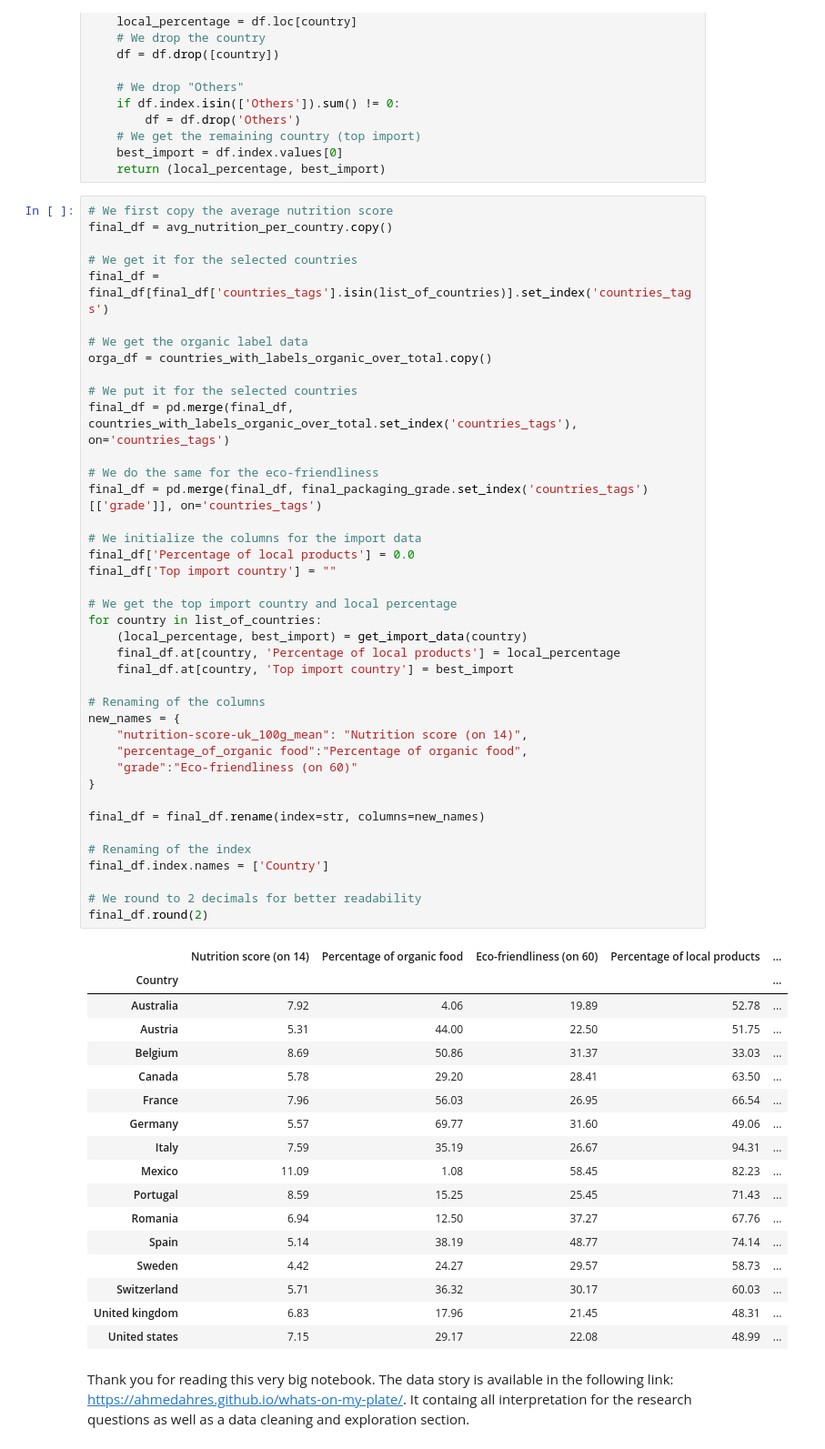
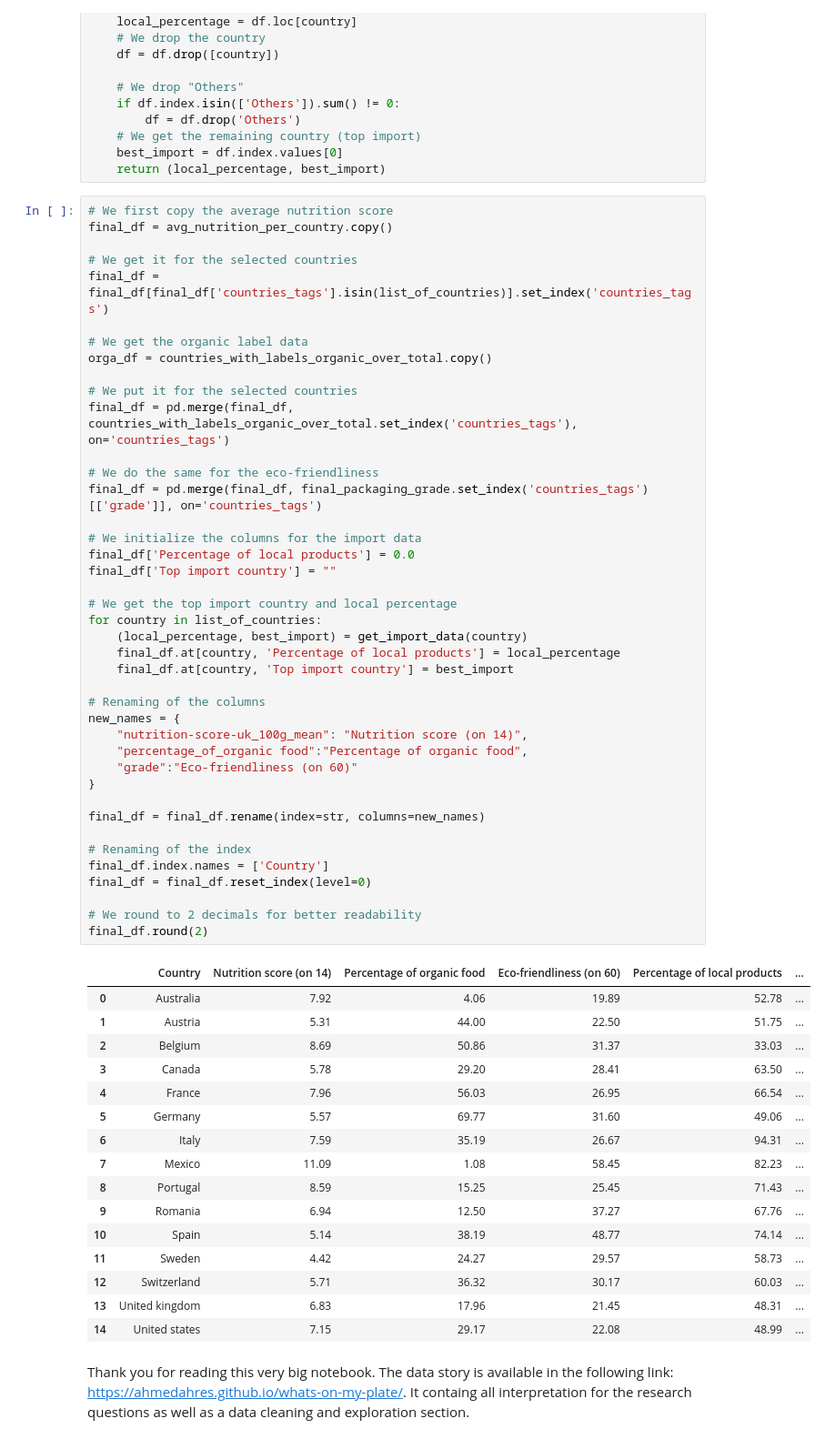
Before and after one commit to AhmedAhres/whats-on-my-plate, a Jupyter notebook: Main-Notebook.ipynb, the cells around one changed output. Shown at 91% size. Saved outputs shown, nothing was run; the diff lists cells and outputs as text.

Commit message:
Better formatting of table

```diff
--- a/Main-Notebook.ipynb
+++ b/Main-Notebook.ipynb
@@ -1005,49 +1005,49 @@ orga_df = countries_with_labels_organic_over_total.copy()
 final_df = pd.merge(final_df, countries_with_labels_organic_over_total.set_index('countries_tags'), on='countries_tags')
 
 # We do the same for the eco-friendliness
 final_df = pd.merge(final_df, final_packaging_grade.set_index('countries_tags')[['grade']], on='countries_tags')
 
 # We initialize the columns for the import data
 final_df['Percentage of local products'] = 0.0
 final_df['Top import country'] = ""
 
 # We get the top import country and local percentage
 for country in list_of_countries:
     (local_percentage, best_import) = get_import_data(country)
     final_df.at[country, 'Percentage of local products'] = local_percentage
     final_df.at[country, 'Top import country'] = best_import
 
 # Renaming of the columns
 new_names = {
     "nutrition-score-uk_100g_mean": "Nutrition score (on 14)",
     "percentage_of_organic food":"Percentage of organic food",
     "grade":"Eco-friendliness (on 60)"
 }
 
 final_df = final_df.rename(index=str, columns=new_names)
 
 # Renaming of the index
 final_df.index.names = ['Country']
+final_df = final_df.reset_index(level=0)
 
 # We round to 2 decimals for better readability
 final_df.round(2)
 # %% [output]
-|  | Nutrition score (on 14) | Percentage of organic food | Eco-friendliness (on 60) | Percentage of local products | ... |
-| Country |  |  |  |  | ... |
-| Australia | 7.92 | 4.06 | 19.89 | 52.78 | ... |
-| Austria | 5.31 | 44.00 | 22.50 | 51.75 | ... |
-| Belgium | 8.69 | 50.86 | 31.37 | 33.03 | ... |
-| Canada | 5.78 | 29.20 | 28.41 | 63.50 | ... |
-| France | 7.96 | 56.03 | 26.95 | 66.54 | ... |
-| Germany | 5.57 | 69.77 | 31.60 | 49.06 | ... |
-| Italy | 7.59 | 35.19 | 26.67 | 94.31 | ... |
-| Mexico | 11.09 | 1.08 | 58.45 | 82.23 | ... |
-| Portugal | 8.59 | 15.25 | 25.45 | 71.43 | ... |
-| Romania | 6.94 | 12.50 | 37.27 | 67.76 | ... |
-| Spain | 5.14 | 38.19 | 48.77 | 74.14 | ... |
-| Sweden | 4.42 | 24.27 | 29.57 | 58.73 | ... |
-| Switzerland | 5.71 | 36.32 | 30.17 | 60.03 | ... |
-| United kingdom | 6.83 | 17.96 | 21.45 | 48.31 | ... |
-| United states | 7.15 | 29.17 | 22.08 | 48.99 | ... |
+|  | Country | Nutrition score (on 14) | Percentage of organic food | Eco-friendliness (on 60) | Percentage of local products | ... |
+| 0 | Australia | 7.92 | 4.06 | 19.89 | 52.78 | ... |
+| 1 | Austria | 5.31 | 44.00 | 22.50 | 51.75 | ... |
+| 2 | Belgium | 8.69 | 50.86 | 31.37 | 33.03 | ... |
+| 3 | Canada | 5.78 | 29.20 | 28.41 | 63.50 | ... |
+| 4 | France | 7.96 | 56.03 | 26.95 | 66.54 | ... |
+| 5 | Germany | 5.57 | 69.77 | 31.60 | 49.06 | ... |
+| 6 | Italy | 7.59 | 35.19 | 26.67 | 94.31 | ... |
+| 7 | Mexico | 11.09 | 1.08 | 58.45 | 82.23 | ... |
+| 8 | Portugal | 8.59 | 15.25 | 25.45 | 71.43 | ... |
+| 9 | Romania | 6.94 | 12.50 | 37.27 | 67.76 | ... |
+| 10 | Spain | 5.14 | 38.19 | 48.77 | 74.14 | ... |
+| 11 | Sweden | 4.42 | 24.27 | 29.57 | 58.73 | ... |
+| 12 | Switzerland | 5.71 | 36.32 | 30.17 | 60.03 | ... |
+| 13 | United kingdom | 6.83 | 17.96 | 21.45 | 48.31 | ... |
+| 14 | United states | 7.15 | 29.17 | 22.08 | 48.99 | ... |
 # %% [markdown]
 Thank you for reading this very big notebook. The data story is available in the following link: https://ahmedahres.github.io/whats-on-my-plate/. It containg all interpretation for the research questions as well as a data cleaning and exploration section.
```
